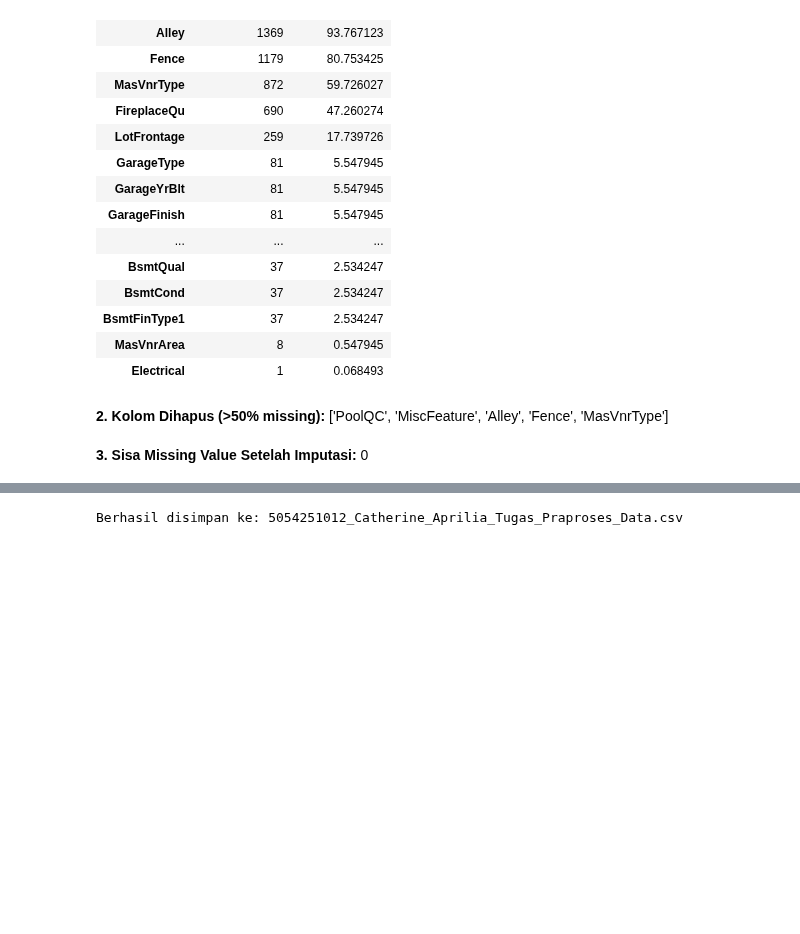
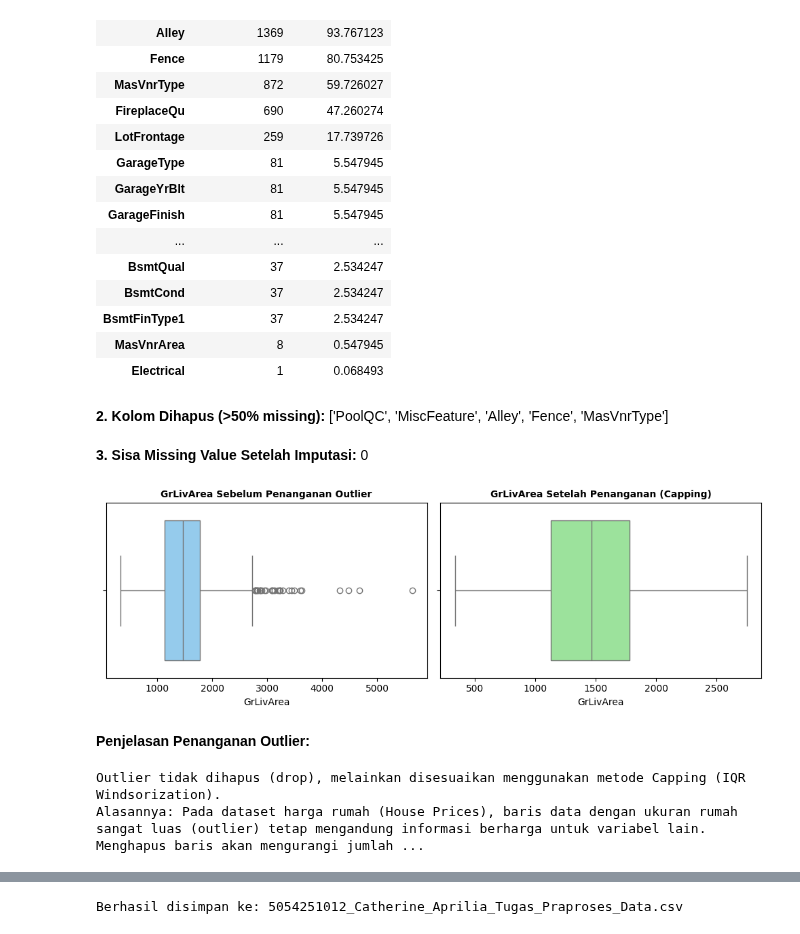
Before and after one commit to catherineapriliaharlina/5054251012_Catherine_praktikum-data-mining, a Jupyter notebook: tugas-praproses-data/5054251012_Catherine_Aprilia_Harlina_Tugas_Praproses_Data.ipynb, the cells around one changed output, grey strips where cells are left out. Cells and saved outputs as stored; diff of their text form; code cells hidden in the pictures; blank space fills up the shorter version.

```diff
--- a/tugas-praproses-data/5054251012_Catherine_Aprilia_Harlina_Tugas_Praproses_Data.ipynb
+++ b/tugas-praproses-data/5054251012_Catherine_Aprilia_Harlina_Tugas_Praproses_Data.ipynb
@@ -72,17 +72,28 @@ display(HTML(f"<b>3. Sisa Missing Value Setelah Imputasi:</b> {df_clean.isnull()
 2. Kolom Dihapus (>50% missing): ['PoolQC', 'MiscFeature', 'Alley', 'Fence', 'MasVnrType']
 3. Sisa Missing Value Setelah Imputasi: 0
 # %%
-# Handling outlier pakai IQR Capping
-for col in num_cols:
-    if col not in ['Id', 'SalePrice']:
-        Q1 = df_clean[col].quantile(0.25)
-        Q3 = df_clean[col].quantile(0.75)
-        IQR = Q3 - Q1
-        lower = Q1 - 1.5 * IQR
-        upper = Q3 + 1.5 * IQR
+import matplotlib.pyplot as plt
+import seaborn as sns
 
-        df_clean[col] = np.where(
-            df_clean[col] < lower, lower,
-            np.where(df_clean[col] > upper, upper, df_clean[col])
-        )
+# 3. deteksi & penanganan outlier (misal pada atribut numerik utama 'GrLivArea')
+fig, axes = plt.subplots(1, 2, figsize=(10, 3.5))
+# boxplot sebelum capping
+sns.boxplot(ax=axes[0], x=df_clean['GrLivArea'], color='lightskyblue')
+axes[0].set_title('GrLivArea Sebelum Penanganan Outlier', fontsize=10, fontweight='bold')
+# hitung IQR & capping outlier (diklip ke batas IQR agar data tidak terbuang)
+Q1, Q3 = df_clean['GrLivArea'].quantile(0.25), df_clean['GrLivArea'].quantile(0.75)
+IQR = Q3 - Q1
+lower, upper = Q1 - 1.5 * IQR, Q3 + 1.5 * IQR
+df_clean['GrLivArea'] = df_clean['GrLivArea'].clip(lower, upper)
+# boxplot sesudah capping
+sns.boxplot(ax=axes[1], x=df_clean['GrLivArea'], color='lightgreen')
+axes[1].set_title('GrLivArea Setelah Penanganan (Capping)', fontsize=10, fontweight='bold')
+plt.tight_layout(); plt.show()
+display(HTML("<b>Penjelasan Penanganan Outlier:</b>"))
+print("Outlier tidak dihapus (drop), melainkan disesuaikan menggunakan metode Capping (IQR Windsorization).\nAlasannya: Pada dataset harga rumah (House Prices), baris data dengan ukuran rumah sangat luas (outlier) tetap mengandung informasi berharga untuk variabel lain. Menghapus baris akan mengurangi jumlah sampel data, sehingga batas ekstrim lebih aman disesuaikan ke batas atas (upper bound) IQR agar distribusi lebih stabil tanpa kehilangan baris data.")
+# %% [output]
+[figure, added]
+Penjelasan Penanganan Outlier:
+Outlier tidak dihapus (drop), melainkan disesuaikan menggunakan metode Capping (IQR Windsorization).
+Alasannya: Pada dataset harga rumah (House Prices), baris data dengan ukuran rumah sangat luas (outlier) tetap mengandung informasi berharga untuk variabel lain. Menghapus baris akan mengurangi jumlah ...
 # %%
```
Also changed, not shown: parts of 2 cells of this notebook.
